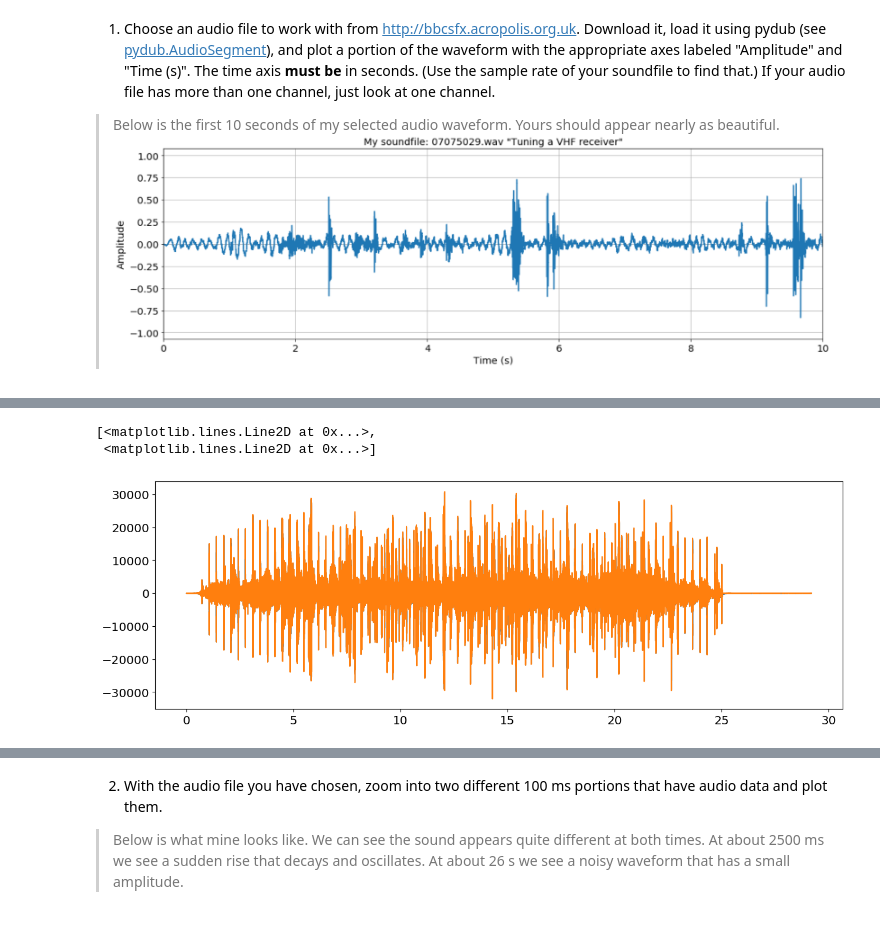
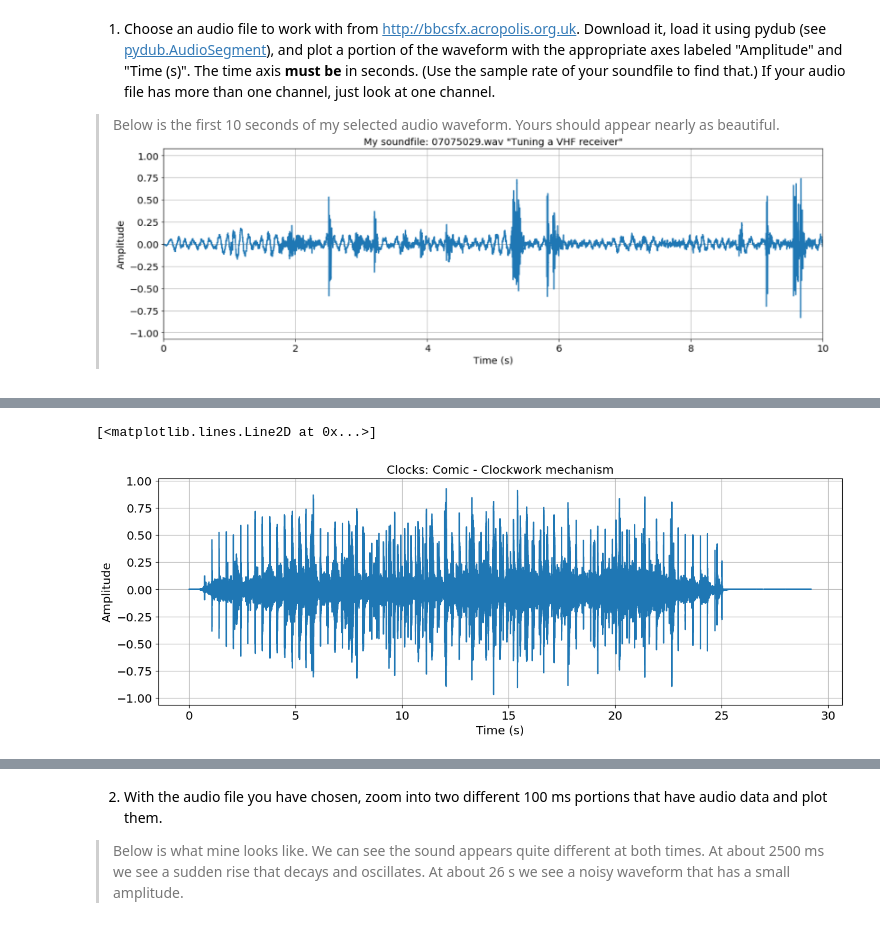
Before and after one commit to Kikaze-K/DT2470-Music-Informatics, a Jupyter notebook: labs/lab1/DT2470_lab01.ipynb, the cells around one changed output, grey strips where cells are left out. Cells and saved outputs as stored; diff of their text form; code cells hidden in the pictures.

```diff
--- a/labs/lab1/DT2470_lab01.ipynb
+++ b/labs/lab1/DT2470_lab01.ipynb
@@ -33,29 +25,36 @@ Note: you may need to restart the kernel to use updated packages.
 # %%
 # Now we plot the entire audio file
 import pydub
 import matplotlib.pyplot as plt
 import numpy as np
-
-from pydub import AudioSegment
-
+import array
 # The following makes the plot look nice
 params = {'legend.fontsize': 'x-large',
           'figure.figsize': (15, 5),
          'axes.labelsize': 'x-large',
          'axes.titlesize':'x-large',
          'xtick.labelsize':'x-large',
          'ytick.labelsize':'x-large'}
 plt.rcParams.update(params)
 
 # add your code below
-audio = AudioSegment.from_file("07074130.wav", format="wav")
+audio = pydub.AudioSegment.from_file("07074130.wav", format="wav")
+import array
+
+samplerate = audio.frame_rate
+
+channels = audio.split_to_mono()
+samples = channels[0].get_array_of_samples() #the left channel
+samples_array = array.array(audio.array_type, samples)
+samples_array = [(i/2**16)*2 for i in samples_array]
+
+time = np.arange(len(samples_array))/float(samplerate)
+
+plt.xlabel('Time (s)')
+plt.ylabel('Amplitude')
+plt.title('Clocks: Comic - Clockwork mechanism')
+plt.grid(True)
+plt.plot(time,samples_array)
+# %% [output]
+[<matplotlib.lines.Line2D at 0x...>]
+[figure, added]
-# %%
-from scipy.io import wavfile
-
-samplerate, data = wavfile.read("07074130.wav")
-times = np.arange(len(data))/float(samplerate)
-plt.plot(times, data)
-# %% [output]
-[<matplotlib.lines.Line2D at 0x...>,
- <matplotlib.lines.Line2D at 0x...>]
-[figure, removed]
```
Also changed, not shown: parts of 7 cells of this notebook.
